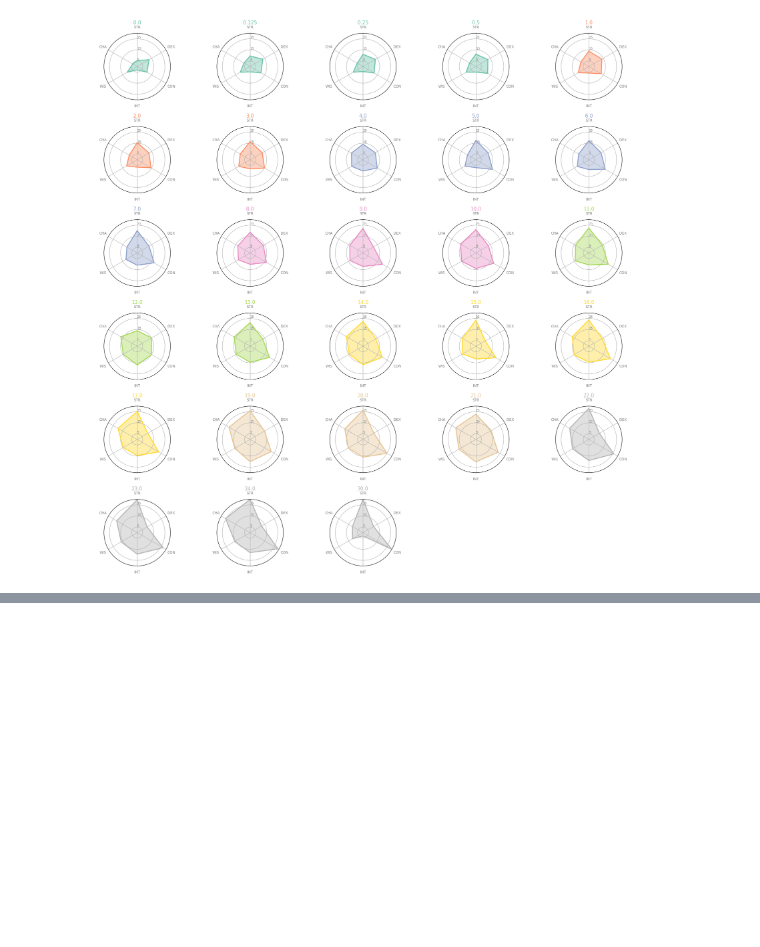
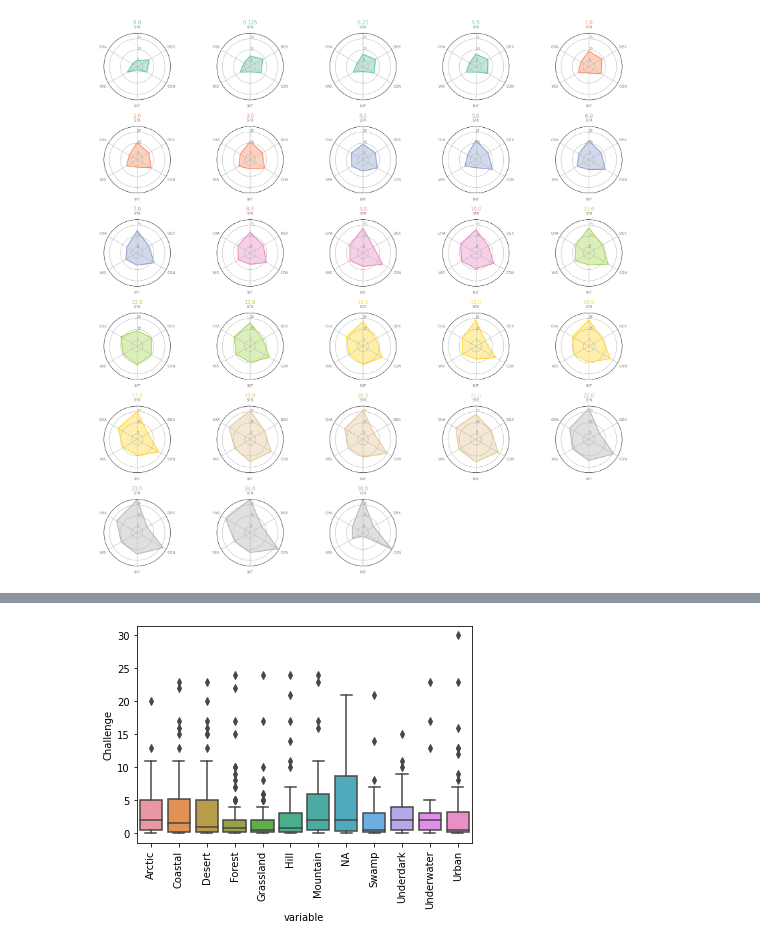
Before and after one commit to chabazite/DnD_Monsters, a Jupyter notebook: notebooks/4.0_ASI_EDA.ipynb, the cells around one changed output, grey strips where cells are left out. Cells and saved outputs as stored; diff of their text form; code cells hidden in the pictures; blank space fills up the shorter version.

```diff
--- a/notebooks/4.0_ASI_EDA.ipynb
+++ b/notebooks/4.0_ASI_EDA.ipynb
@@ -334,0 +356,5 @@ for row in range(0, len(monster_challenge.index)):
+# %%
+challenge_enviro = pd.melt(monster_df, value_vars= [ 'Arctic', 'Coastal', 'Desert', 'Forest', 'Grassland', 'Hill','Mountain', 'NA', 'Swamp', 'Underdark', 'Underwater', 'Urban'], id_vars = ['Challenge'])
+challenge_enviro =challenge_enviro.loc[challenge_enviro["value"] == 1]
+challenge_enviro.drop('value',axis=1,inplace=True)
+challenge_enviro
@@ -334,0 +375,5 @@ for row in range(0, len(monster_challenge.index)):
+# %%
+ax = sns.boxplot(x=challenge_enviro['variable'],y=challenge_enviro['Challenge'])
+ax.set_xticklabels(ax.get_xticklabels(),rotation=90);
+# %% [output]
+[figure, added]
```
Also changed, not shown: parts of 9 cells of this notebook, 3 other files.
